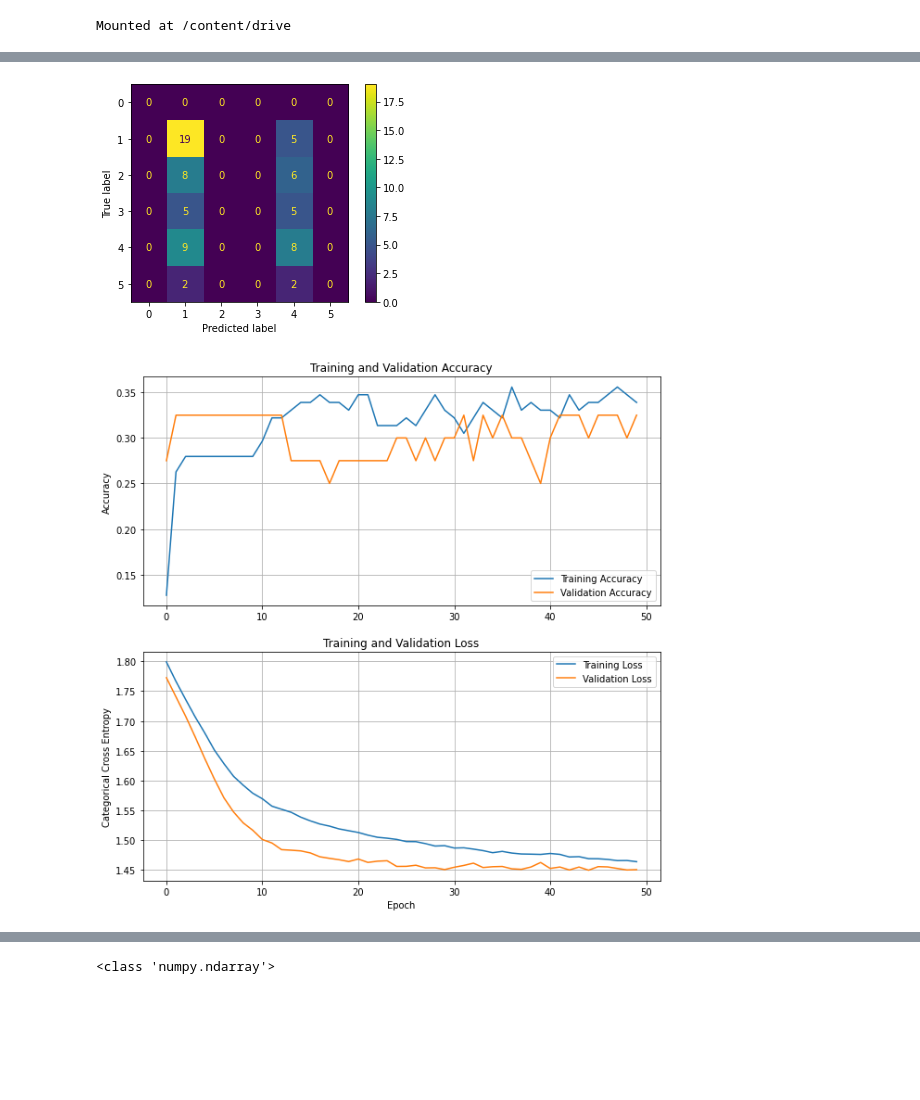
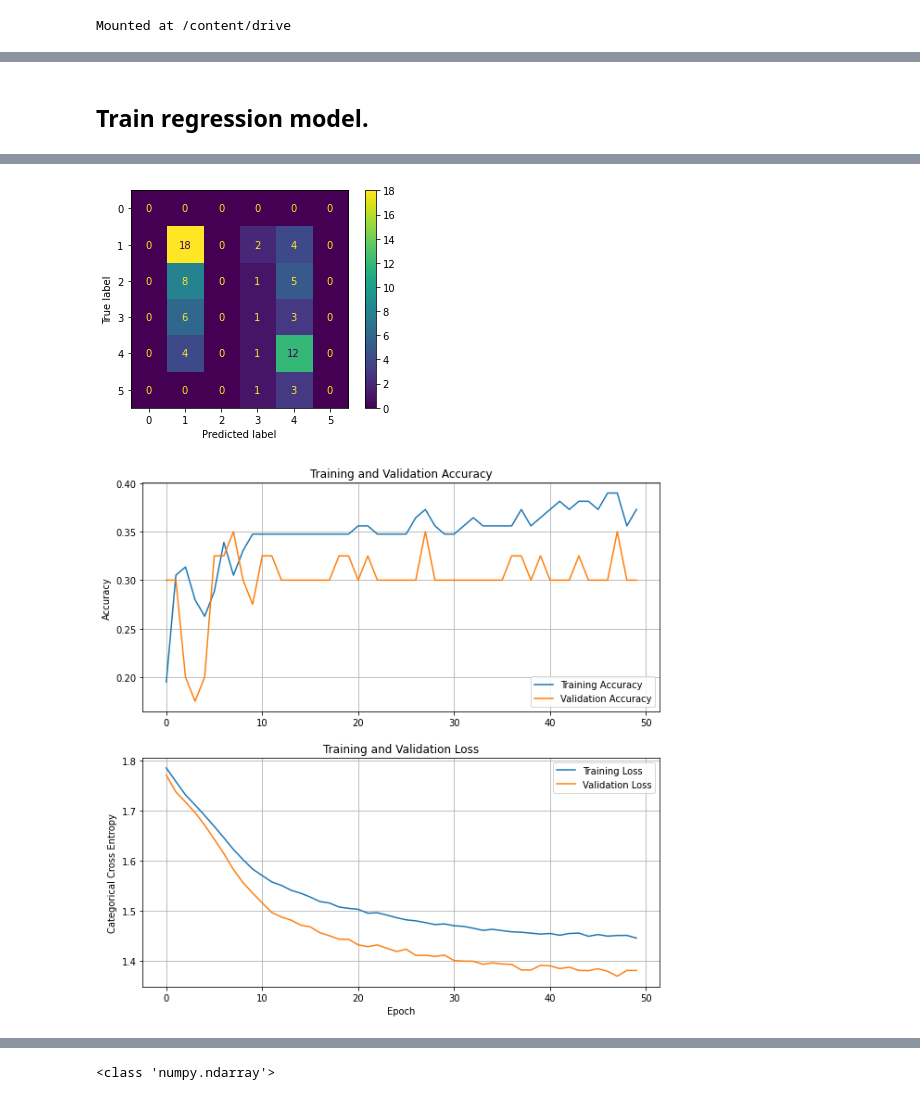
Before and after one commit to raquelcarmo/tropical_cyclones, a Jupyter notebook: src/code/TC_Vmax_Regression.ipynb, the cells around one changed output, grey strips where cells are left out. Drawn from its saved outputs; the diff is of its cells as text; code cells hidden in the pictures; blank space fills up the shorter version.

```diff
--- a/src/code/TC_Vmax_Regression.ipynb
+++ b/src/code/TC_Vmax_Regression.ipynb
@@ -226,10 +280,12 @@ dataset
+# %% [markdown]
+## Train regression model.
 # %%
 # Importing the dataset
 dataset = pd.read_csv("SAR_swath_Vmax/Vmax_info_masked_filtered.csv")
 
 feature = "Vmax_ws_masked"
 X = dataset.loc[:, feature].values
-#X = X/X.max()
+X = X/X.max()
 #print(X)
 y = dataset.loc[:, "category"].str.extract('(\d+)').astype(int).values.flatten()
 
@@ -238,6 +294,7 @@ X_train, X_test, y_train, y_test = train_test_split(X, y, test_size=0.3, random_
 
 #X_train, X_val, y_train, y_val = train_test_split(X_train, y_train, test_size=0.25, random_state=1) # 0.25 x 0.8 = 0.2
 #X_train, X_test, y_train, y_test = train_test_split(X, y, test_size = 0.08, random_state = 0)
+
 # one hot encode outputs
 y_train = to_categorical(y_train)
 y_test = to_categorical(y_test)
@@ -270,9 +327,9 @@ model.add(Dense(units = 32, activation = 'relu'))
 model.add(Dense(6, activation='softmax'))
 
 # Compiling the ANN
-model.compile(optimizer='adam',
-              loss='categorical_crossentropy',
-              metrics=['accuracy'])
+model.compile(optimizer = 'adam',
+              loss = 'categorical_crossentropy',
+              metrics = ['accuracy'])
 #model.compile(optimizer = 'adam', loss = 'mean_squared_error')
 
 # Fitting the ANN to the Training set
@@ -290,7 +347,7 @@ y_test_non_category = [ np.argmax(t) for t in y_test ]
 conf_mat = confusion_matrix(y_test_non_category, predictions, labels = [0,1,2,3,4,5])
 disp = ConfusionMatrixDisplay(confusion_matrix = conf_mat, display_labels = [0,1,2,3,4,5])
 conf_mat_display = disp.plot()
-plt.savefig("SAR_swath_Vmax/regression_results/{}_confusion_matrix.jpg".format(feature))
+#plt.savefig("SAR_swath_Vmax/regression_results/{}_confusion_matrix.jpg".format(feature))
 
 # PLOT TRAIN/VALIDATION LOSSES
 fig, (ax1, ax2) = plt.subplots(nrows = 2, ncols = 1, figsize=(10, 10))
@@ -309,7 +366,7 @@ ax2.set(xlabel = 'Epoch',
       ylabel = 'Categorical Cross Entropy',
       title = 'Training and Validation Loss')
 plt.show()
-fig.savefig("SAR_swath_Vmax/regression_results/{}_learning_curves.jpg".format(feature))
+#fig.savefig("SAR_swath_Vmax/regression_results/{}_learning_curves.jpg".format(feature))
 
 # PLOT PREDICTIONS vs LABELS
 fig, ax = plt.subplots(figsize=(10, 10))
@@ -339,2 +396,2 @@ Epoch 50/50
-[figure, old version]
+[figure, new version]
-[figure, old version]
+[figure, new version]
```
Also changed, not shown: parts of 7 cells of this notebook.
